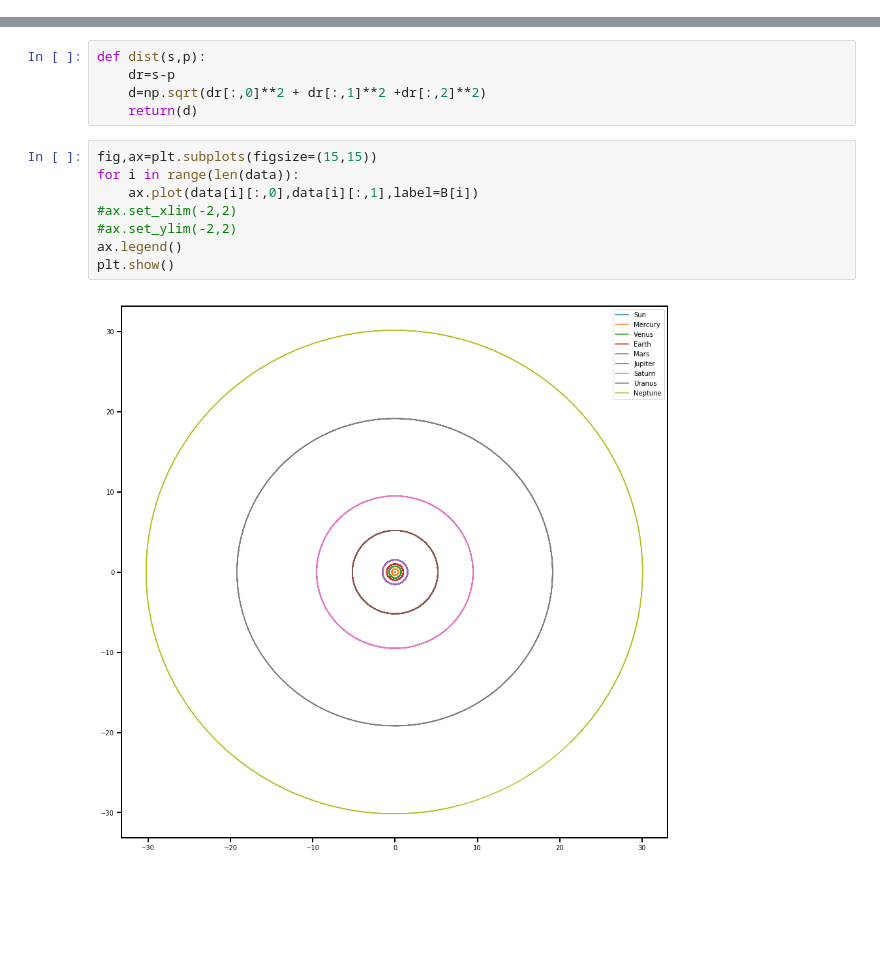
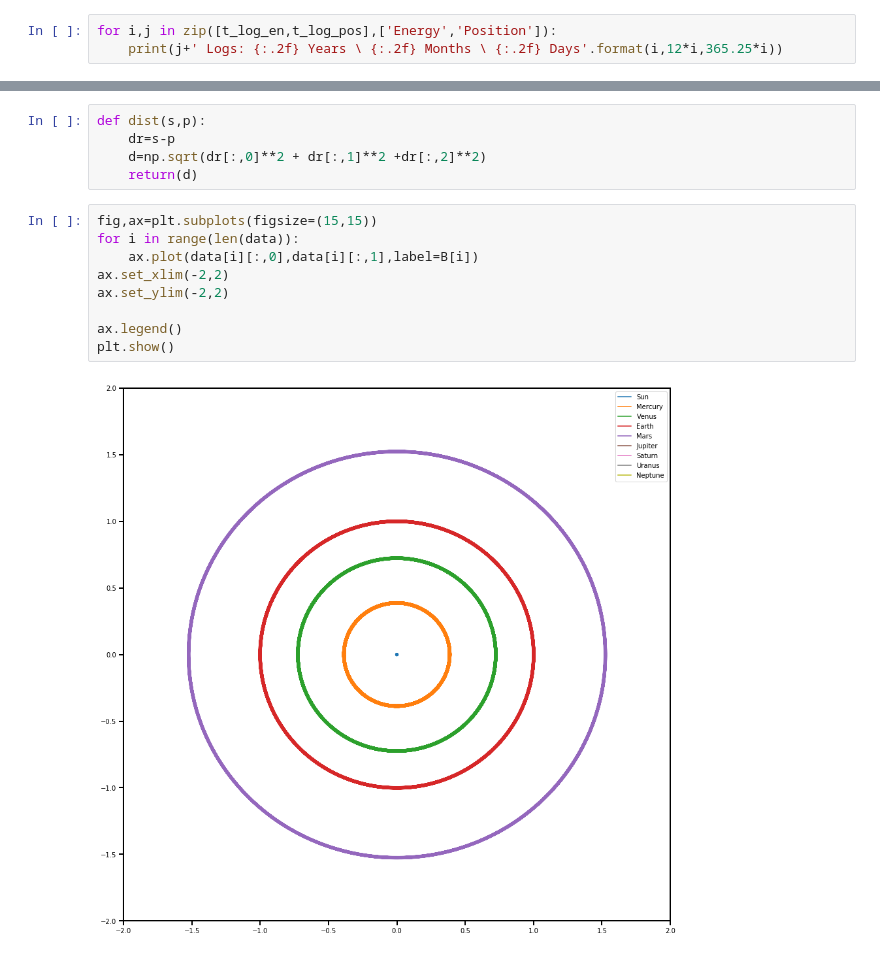
Before and after one commit to J-RParker/PHY-480, a Jupyter notebook: 2nd_Order/Plotting.ipynb, the cells around one changed output, grey strips where cells are left out. Cells and saved outputs as stored; diff of their text form; blank space fills up the shorter version.

```diff
--- a/2nd_Order/Plotting.ipynb
+++ b/2nd_Order/Plotting.ipynb
@@ -19,3 +21,6 @@ for i in os.listdir():
 year=86400*365.25
 t_log_en=1e7/year
 t_log_pos=1e5/year
+# %%
+for i,j in zip([t_log_en,t_log_pos],['Energy','Position']):
+    print(j+' Logs: {:.2f} Years \ {:.2f} Months \ {:.2f} Days'.format(i,12*i,365.25*i))
@@ -30,13 +38,14 @@ def dist(s,p):
 # %%
 fig,ax=plt.subplots(figsize=(15,15))
 for i in range(len(data)):
     ax.plot(data[i][:,0],data[i][:,1],label=B[i])
-#ax.set_xlim(-2,2)
-#ax.set_ylim(-2,2)
+ax.set_xlim(-2,2)
+ax.set_ylim(-2,2)
+
 ax.legend()
 plt.show()
 # %% [output]
-[figure, old version]
+[figure, new version]
 # %%
 fig,ax=plt.subplots(figsize=(15,15))
 for i in range(1,len(data)):
```
Also changed, not shown: parts of 5 cells of this notebook, 5 other files.
